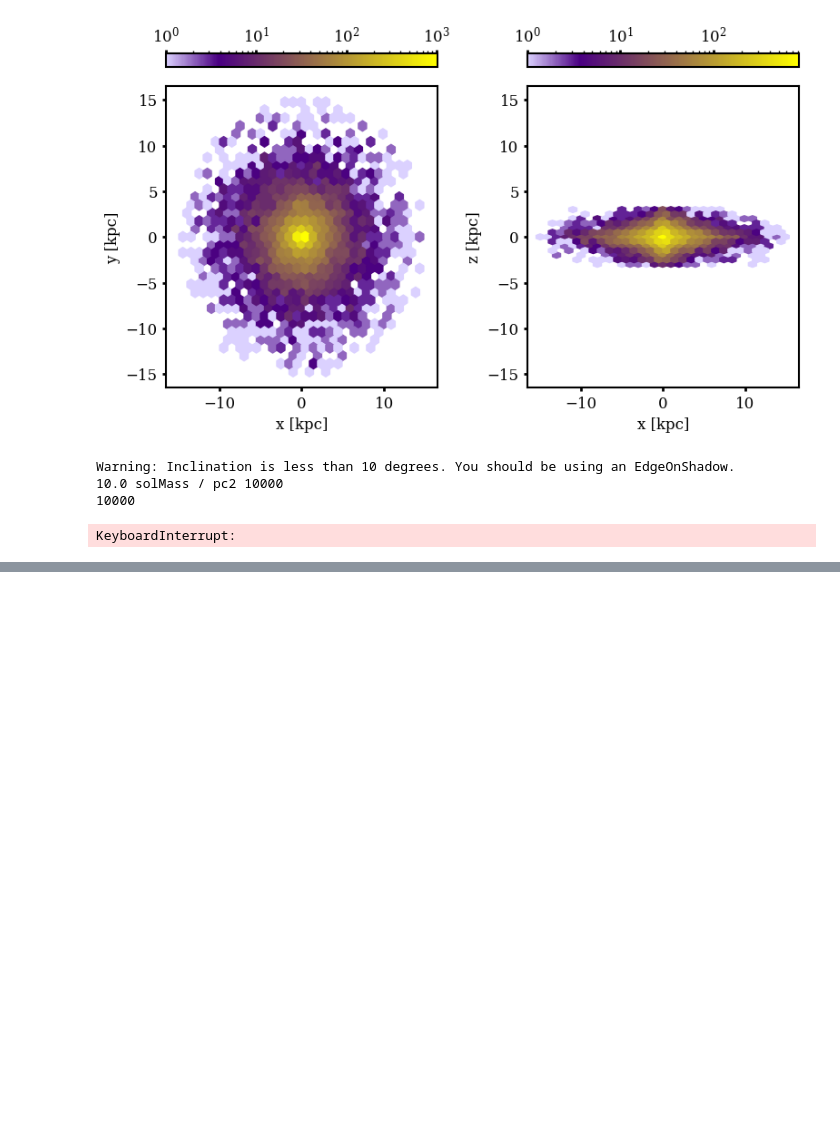
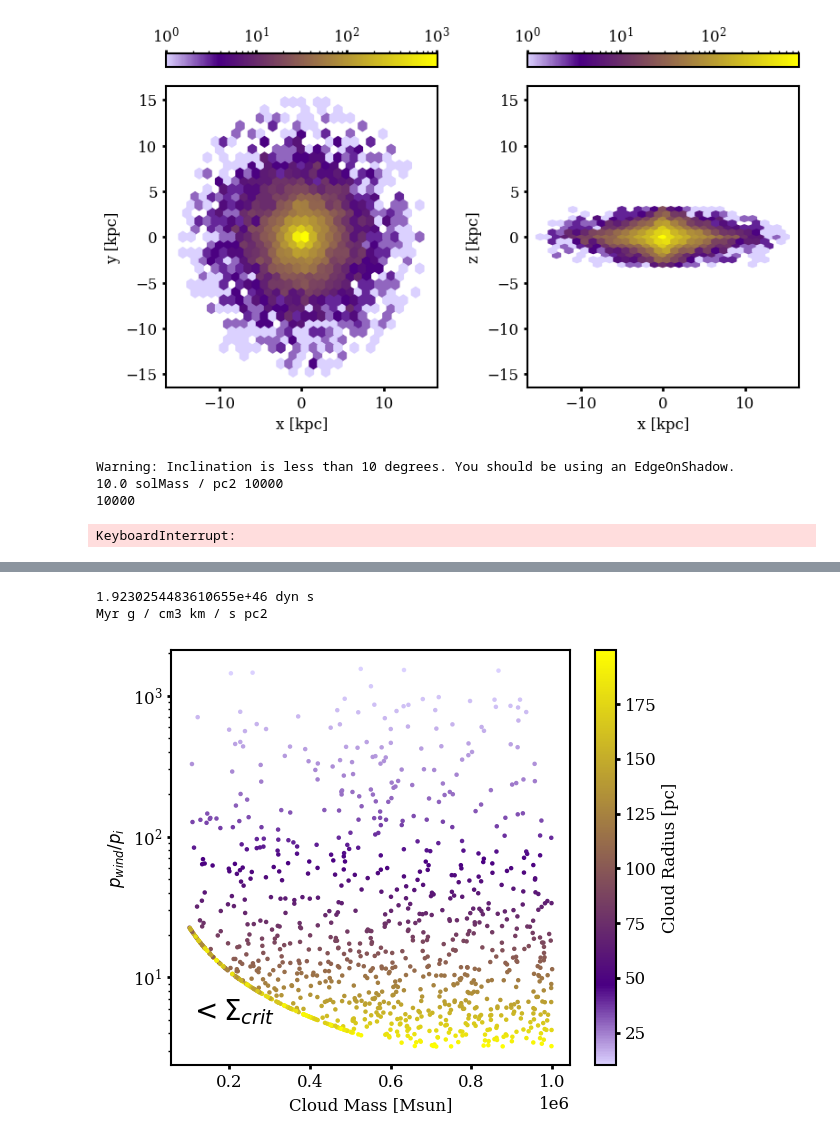
Before and after one commit to HSouch/galarp, a Jupyter notebook: paper/0-1-FullDynamicShadow.ipynb, the cells around one changed output, grey strips where cells are left out. Cells and saved outputs as stored; diff of their text form; code cells hidden in the pictures; blank space fills up the shorter version.

```diff
--- a/paper/0-1-FullDynamicShadow.ipynb
+++ b/paper/0-1-FullDynamicShadow.ipynb
@@ -441,0 +498,48 @@ for i, inclination in enumerate(incs):
+# %%
+sig_crit = 5 * u.Msun / u.pc**2
+
+tau_wind = 1 * u.Myr
+
+rho_ICM = 1e-26 * u.g / u.cm**3
+v_wind = 800 * u.km / u.s
+
+bin_width = 1 * u.kpc
+
+p_wind = (tau_wind * rho_ICM * v_wind ** 2 * bin_width ** 2).cgs
+
+n_clouds = 1000
+r_clouds = np.random.uniform(10, 200, n_clouds) * u.pc
+m_clouds = np.random.uniform(1e5, 1e6, n_clouds) * u.solMass
+A_clouds = np.pi * r_clouds**2
+
+
+A_clouds_eff = np.min([A_clouds, m_clouds / sig_crit], axis=0) * u.pc **2
+r_clouds_eff = np.sqrt(A_clouds_eff / np.pi)
+
+
+print(p_wind)
+
+taus = 2 * tau_wind + 2 * r_clouds_eff / v_wind
+
+print(taus.unit, rho_ICM.unit, v_wind.unit, A_clouds_eff.unit)
+
+
+p_clouds = (taus * rho_ICM * v_wind ** 2 * A_clouds_eff).cgs
+
+
+plt.figure(figsize=(6, 5))
+plt.scatter(m_clouds, p_wind / p_clouds, c=r_clouds.value, s=5, cmap=cmap)
+plt.yscale("log")
+
+plt.text(1e5, 5, "$< \Sigma_{crit}$", fontsize=20)
+
+plt.xlabel("Cloud Mass [Msun]")
+plt.ylabel("$p_{wind} / p_i$")
+plt.tight_layout()
+plt.colorbar(label="Cloud Radius [pc]")
+
+plt.savefig("figures/wind_momentum_loss.pdf", dpi=200)
+# %% [output]
+1.9230254483610655e+46 dyn s
+Myr g / cm3 km / s pc2
+[figure, added]
```
Also changed, not shown: parts of 6 cells of this notebook.
